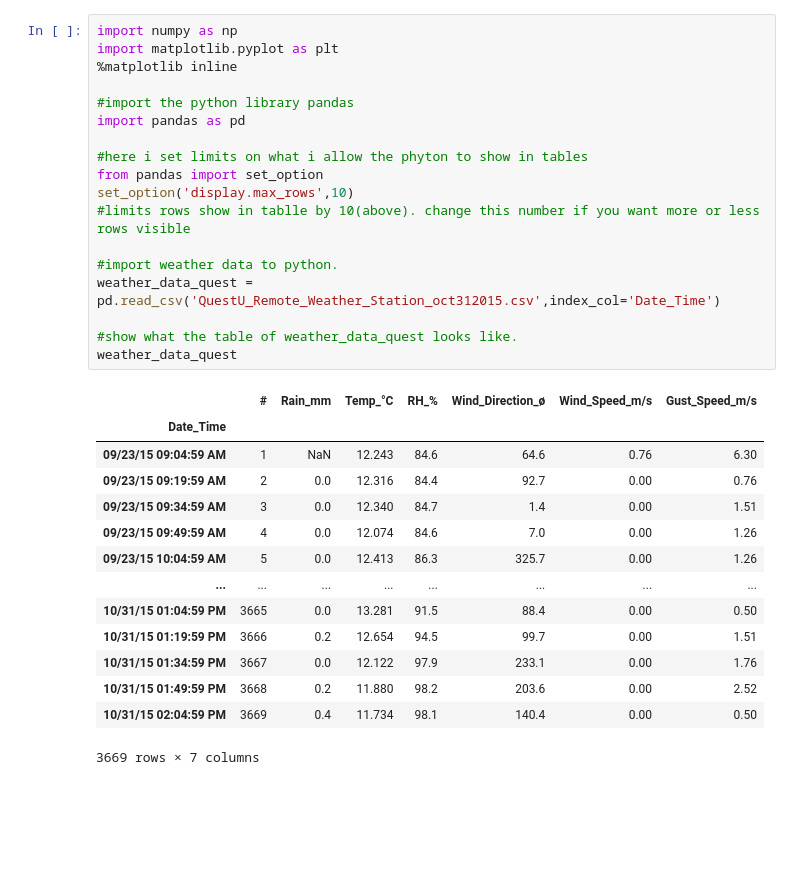
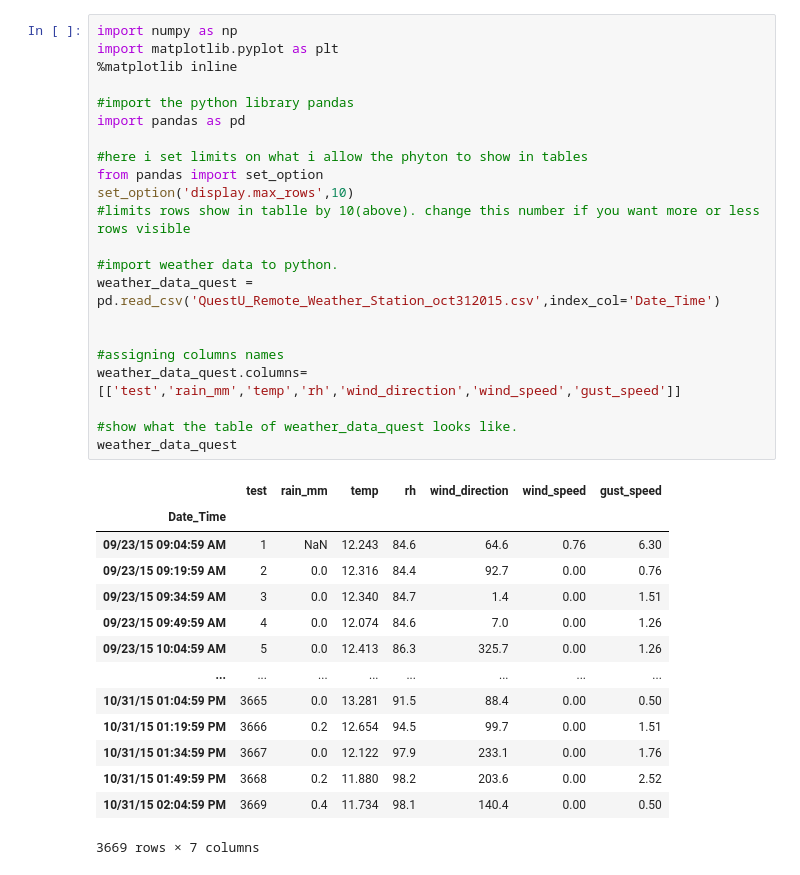
Before and after one commit to PHY3009/assignment_6, a Jupyter notebook: Visualizing_data.ipynb, the cells around one changed output. Saved outputs shown, nothing was run; the diff lists cells and outputs as text; blank space fills up the shorter version.

```diff
--- a/Visualizing_data.ipynb
+++ b/Visualizing_data.ipynb
@@ -1,23 +1,27 @@
 # %%
 import numpy as np
 import matplotlib.pyplot as plt
 %matplotlib inline
 
 #import the python library pandas
 import pandas as pd
 
 #here i set limits on what i allow the phyton to show in tables
 from pandas import set_option
 set_option('display.max_rows',10)
 #limits rows show in tablle by 10(above). change this number if you want more or less rows visible
 
 #import weather data to python.
 weather_data_quest = pd.read_csv('QuestU_Remote_Weather_Station_oct312015.csv',index_col='Date_Time')
 
+
+#assigning columns names
+weather_data_quest.columns=[['test','rain_mm','temp','rh','wind_direction','wind_speed','gust_speed']]
+
 #show what the table of weather_data_quest looks like.
 weather_data_quest
 # %% [output]
-|  | # | Rain_mm | Temp_°C | RH_% | Wind_Direction_ø | Wind_Speed_m/s | Gust_Speed_m/s |
+|  | test | rain_mm | temp | rh | wind_direction | wind_speed | gust_speed |
 | Date_Time |  |  |  |  |  |  |  |
 | 09/23/15 09:04:59 AM | 1 | NaN | 12.243 | 84.6 | 64.6 | 0.76 | 6.30 |
 | 09/23/15 09:19:59 AM | 2 | 0.0 | 12.316 | 84.4 | 92.7 | 0.00 | 0.76 |
```
Also changed, not shown: parts of 2 cells of this notebook.
